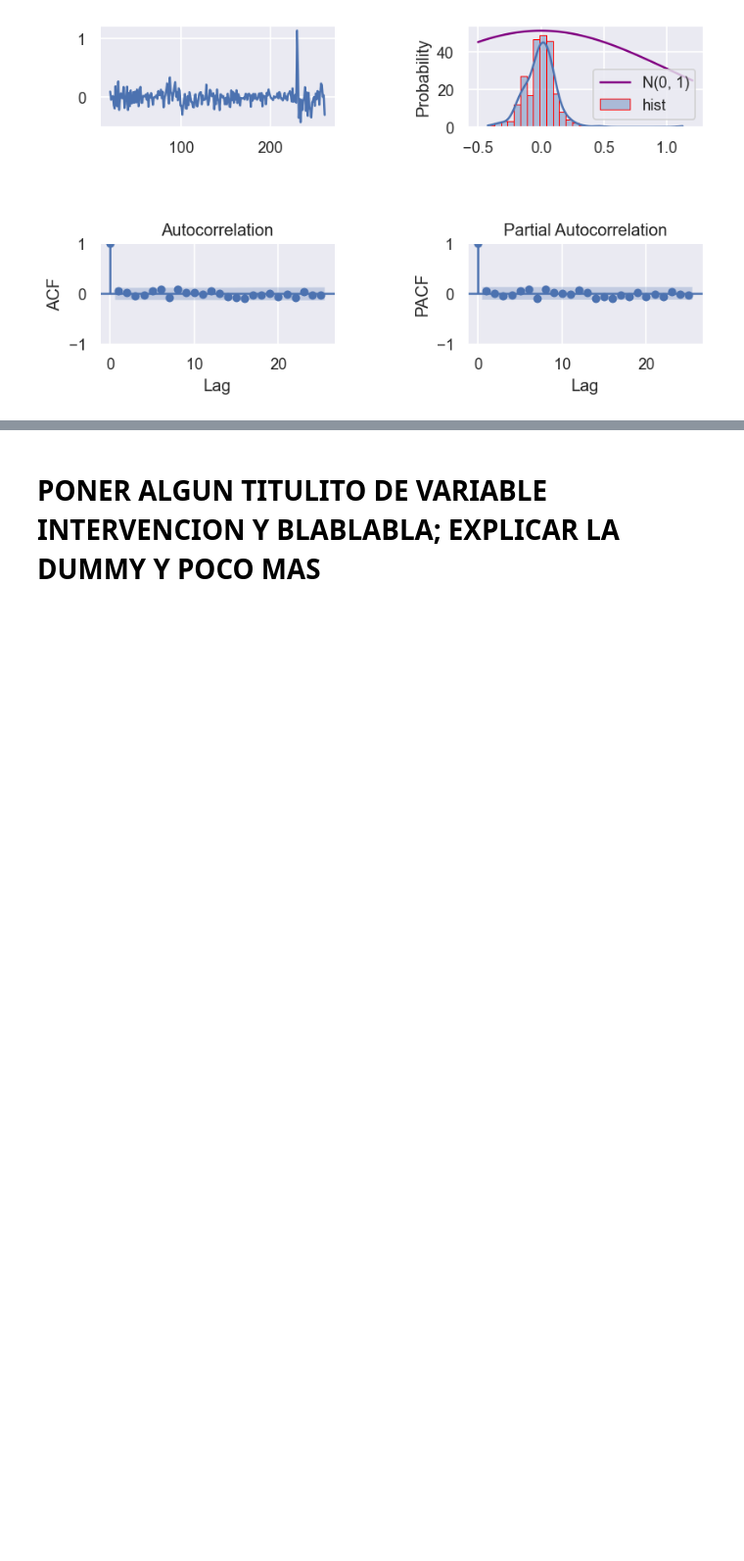
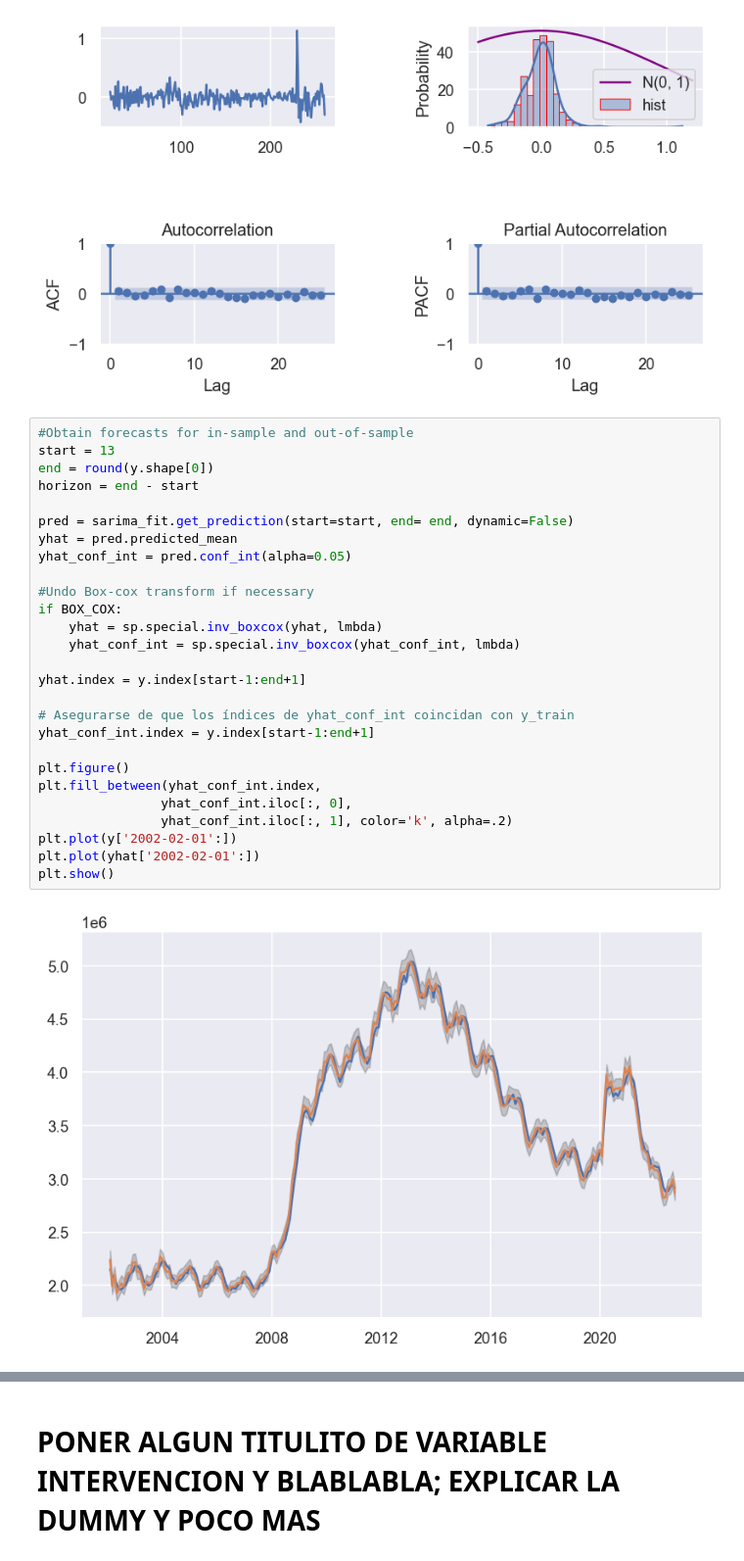
Before and after one commit to juanls1/Assignment2_ML, a Jupyter notebook: ML_Assignment2.ipynb, the cells around one changed output, grey strips where cells are left out. Shown at 98% size. Cells and saved outputs as stored; diff of their text form; blank space fills up the shorter version.

```diff
--- a/ML_Assignment2.ipynb
+++ b/ML_Assignment2.ipynb
@@ -480,4 +524,33 @@ Ljung-Box test of residuals:
       lb_stat  lb_pvalue
 25  18.140402   0.836373
 [figure]
+# %%
+#Obtain forecasts for in-sample and out-of-sample
+start = 13
+end = round(y.shape[0])
+horizon = end - start
+
+pred = sarima_fit.get_prediction(start=start, end= end, dynamic=False)
+yhat = pred.predicted_mean
+yhat_conf_int = pred.conf_int(alpha=0.05)
+
+#Undo Box-cox transform if necessary
+if BOX_COX:
+    yhat = sp.special.inv_boxcox(yhat, lmbda)
+    yhat_conf_int = sp.special.inv_boxcox(yhat_conf_int, lmbda)
+
+yhat.index = y.index[start-1:end+1]
+
+# Asegurarse de que los índices de yhat_conf_int coincidan con y_train
+yhat_conf_int.index = y.index[start-1:end+1]
+
+plt.figure()
+plt.fill_between(yhat_conf_int.index,
+                yhat_conf_int.iloc[:, 0],
+                yhat_conf_int.iloc[:, 1], color='k', alpha=.2)
+plt.plot(y['2002-02-01':])
+plt.plot(yhat['2002-02-01':])
+plt.show()
+# %% [output]
+[figure, added]
 # %% [markdown]
```
Also changed, not shown: parts of 10 cells of this notebook.
